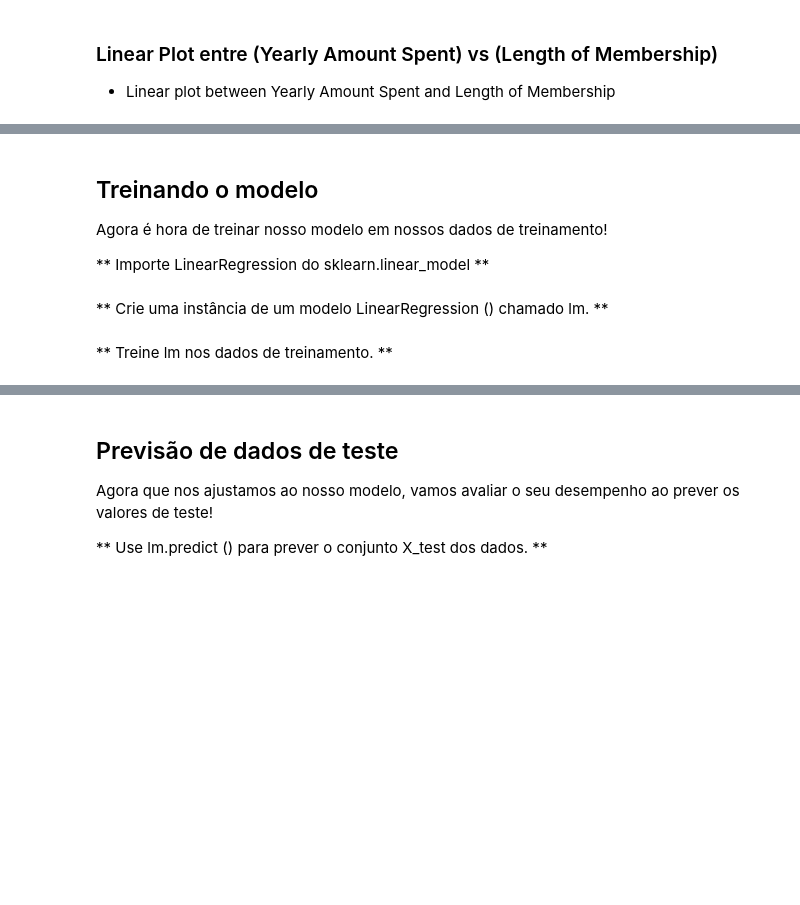
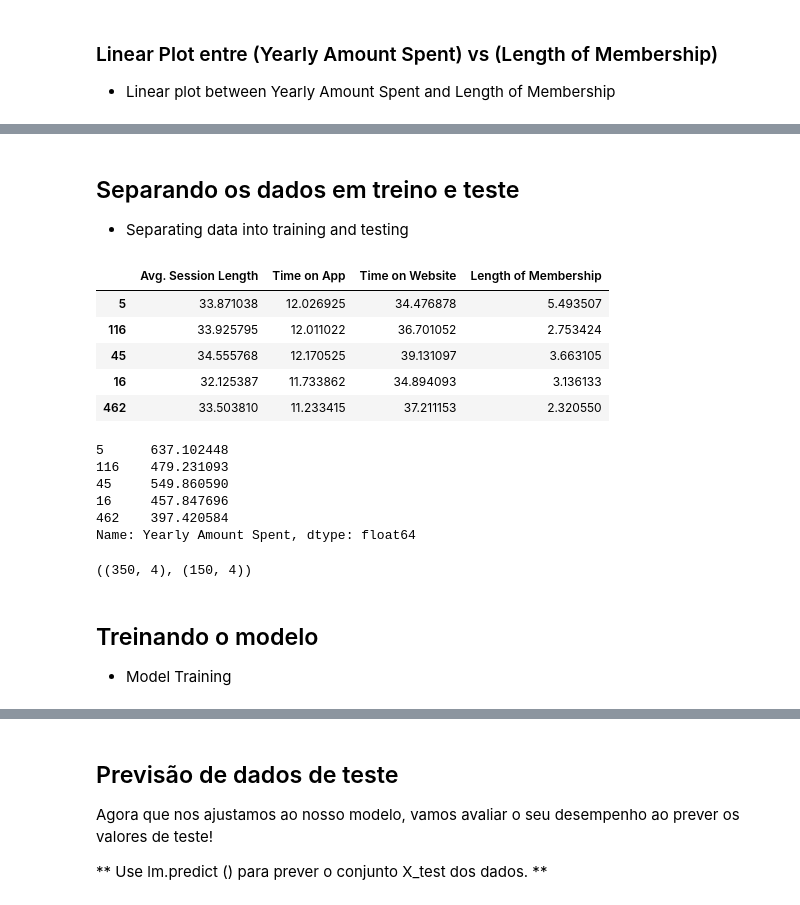
Before and after one commit to emersonrafaels/ml_ecommerce_customers_r2, a Jupyter notebook: Linear Regression - Ecommerce Customers.ipynb, the cells around one changed output, grey strips where cells are left out. Cells and saved outputs as stored; diff of their text form; code cells hidden in the pictures; blank space fills up the shorter version.

```diff
--- a/Linear Regression - Ecommerce Customers.ipynb
+++ b/Linear Regression - Ecommerce Customers.ipynb
@@ -152,6 +152,15 @@ SEED = 42
 # PROPORÇÃO ENTRE SEPARAÇÃO DE DADOS PARA TREINAMENTO DO MODELO E TESTE
 # PERCENTUAL DE DADOS PARA TESTE
 test_size = 0.3
+# %%
+# VARIÁVEL TARGET
+variable_target = "Yearly Amount Spent"
+# %%
+# LISTA DE COLUNAS PREDITORAS (VARIÁVEIS INDEPENDENTES)
+list_columns_predict = ['Avg. Session Length',
+                        'Time on App',
+                        'Time on Website',
+                        'Length of Membership']
 # %% [markdown]
 ## Obter dados
 
@@ -363,13 +392,17 @@ X, y = get_variables_model_x_y(clientes,
+# %% [markdown]
+## Separando os dados em treino e teste
+
+- Separating data into training and testing
+# %%
+# OBTENDO OS DADOS PREDITORAS E OS DADOS TARGET
+
+X, y = get_variables_model_x_y(dataframe=df_customers,
+                               list_predict=list_columns_predict,
+                               target=variable_target)
 # %%
+# SEPARANDO EM DATASET DE TREINO E TESTE
+
 X_train, X_test, y_train, y_test = train_test_split(X,
                                                     y,
-                                                    test_size=test_sizee,
+                                                    test_size=test_size,
                                                     random_state=SEED)
-# %% [markdown]
-## Treinando o modelo
-
-Agora é hora de treinar nosso modelo em nossos dados de treinamento!
-
-** Importe LinearRegression do sklearn.linear_model **
-# %% [markdown]
-** Crie uma instância de um modelo LinearRegression () chamado lm. **
@@ -378,2 +409,27 @@ lm = LinearRegression()
-# %% [markdown]
-** Treine lm nos dados de treinamento. **
+# %%
+X_train.head()
+# %% [output]
+|  | Avg. Session Length | Time on App | Time on Website | Length of Membership |
+| 5 | 33.871038 | 12.026925 | 34.476878 | 5.493507 |
+| 116 | 33.925795 | 12.011022 | 36.701052 | 2.753424 |
+| 45 | 34.555768 | 12.170525 | 39.131097 | 3.663105 |
+| 16 | 32.125387 | 11.733862 | 34.894093 | 3.136133 |
+| 462 | 33.503810 | 11.233415 | 37.211153 | 2.320550 |
+# %%
+y_train.head()
+# %% [output]
+5      637.102448
+116    479.231093
+45     549.860590
+16     457.847696
+462    397.420584
+Name: Yearly Amount Spent, dtype: float64
+# %%
+X_train.shape, X_test.shape
+# %% [output]
+((350, 4), (150, 4))
+# %% [markdown]
+## Treinando o modelo
+
+
+- Model Training
```
Also changed, not shown: parts of 20 cells of this notebook.
